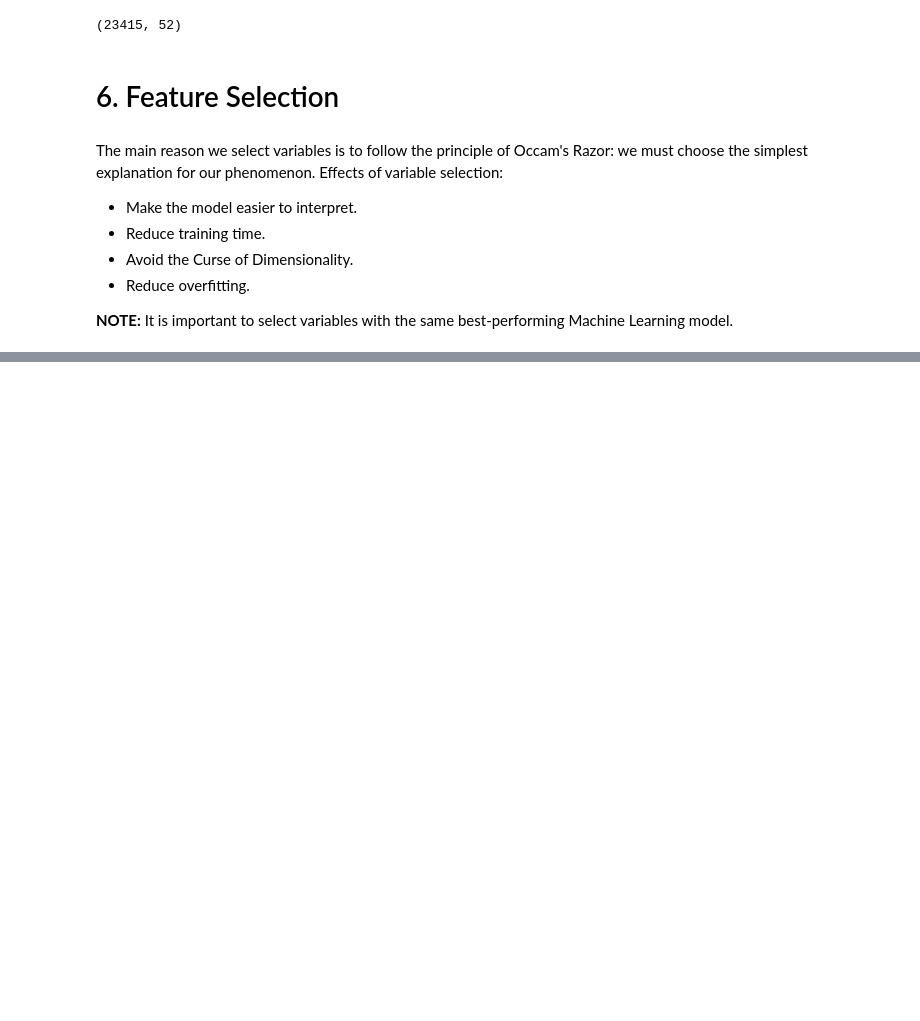
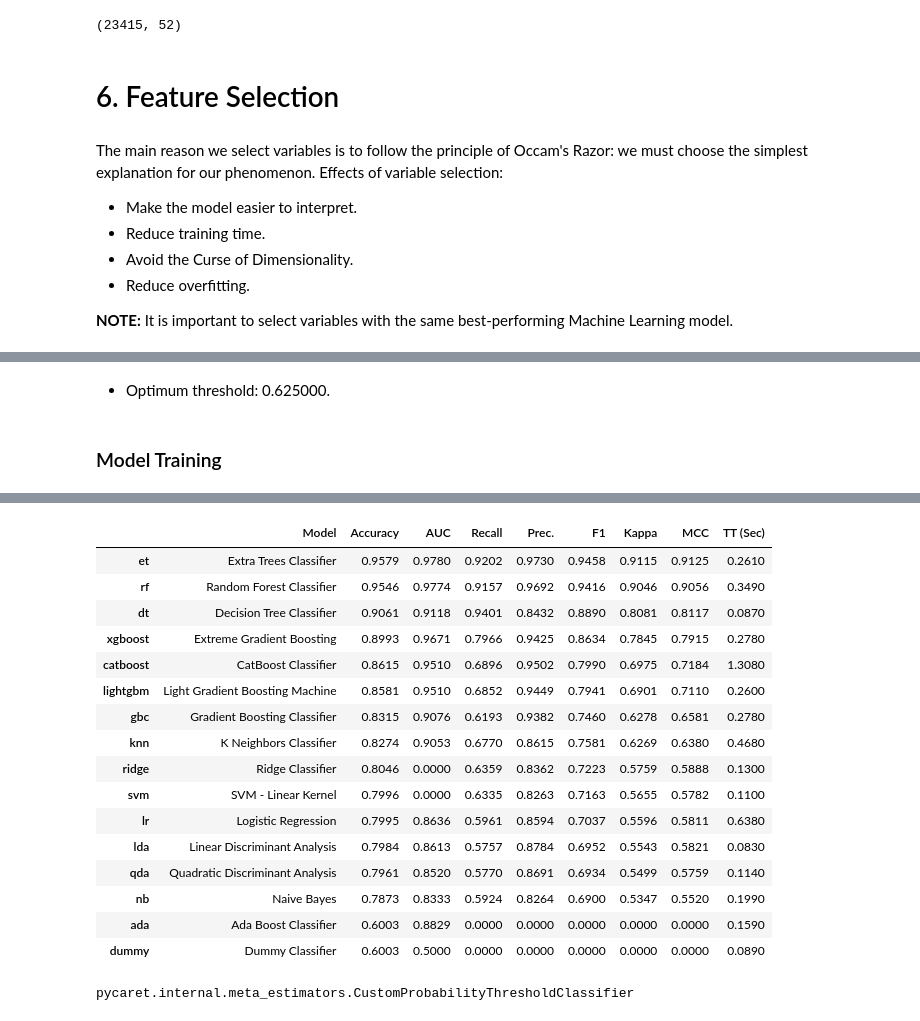
Before and after one commit to lucasquemelli/credit_risk_assessment, a Jupyter notebook: credit_risk_assessment.ipynb, the cells around one changed output, grey strips where cells are left out. Drawn from its saved outputs; the diff is of its cells as text; code cells hidden in the pictures; blank space fills up the shorter version.

```diff
--- a/credit_risk_assessment.ipynb
+++ b/credit_risk_assessment.ipynb
@@ -2132,0 +2460,14 @@ The main reason we select variables is to follow the principle of Occam's Razor:
+# %%
+from sklearn.metrics import accuracy_score
+accuracy_ls = []
+
+pd.set_option('display.float_format', lambda x: '%.6f' % x)
+for thres in thresholds:
+    y_pred = np.where(final_prediction>thres,1,0)
+    accuracy_ls.append(accuracy_score(y_test, y_pred, normalize=True))
+
+accuracy_ls = pd.concat([pd.Series(thresholds), pd.Series(accuracy_ls)],
+                        axis=1)
+accuracy_ls.columns = ['thresholds', 'accuracy']
+accuracy_ls.sort_values(by='accuracy', ascending=False, inplace=True)
+accuracy_ls.head()
@@ -2132,0 +2481,8 @@ The main reason we select variables is to follow the principle of Occam's Razor:
+# %% [markdown]
+- Optimum threshold: 0.625000.
+# %% [markdown]
+### Model Training
+# %%
+# first selection
+best = compare_models(probability_threshold=0.625000)
+# %% [output]
@@ -2132,0 +2490,21 @@ The main reason we select variables is to follow the principle of Occam's Razor:
+|  | Model | Accuracy | AUC | Recall | Prec. | F1 | Kappa | MCC | TT (Sec) |
+| et | Extra Trees Classifier | 0.9579 | 0.9780 | 0.9202 | 0.9730 | 0.9458 | 0.9115 | 0.9125 | 0.2610 |
+| rf | Random Forest Classifier | 0.9546 | 0.9774 | 0.9157 | 0.9692 | 0.9416 | 0.9046 | 0.9056 | 0.3490 |
+| dt | Decision Tree Classifier | 0.9061 | 0.9118 | 0.9401 | 0.8432 | 0.8890 | 0.8081 | 0.8117 | 0.0870 |
+| xgboost | Extreme Gradient Boosting | 0.8993 | 0.9671 | 0.7966 | 0.9425 | 0.8634 | 0.7845 | 0.7915 | 0.2780 |
+| catboost | CatBoost Classifier | 0.8615 | 0.9510 | 0.6896 | 0.9502 | 0.7990 | 0.6975 | 0.7184 | 1.3080 |
+| lightgbm | Light Gradient Boosting Machine | 0.8581 | 0.9510 | 0.6852 | 0.9449 | 0.7941 | 0.6901 | 0.7110 | 0.2600 |
+| gbc | Gradient Boosting Classifier | 0.8315 | 0.9076 | 0.6193 | 0.9382 | 0.7460 | 0.6278 | 0.6581 | 0.2780 |
+| knn | K Neighbors Classifier | 0.8274 | 0.9053 | 0.6770 | 0.8615 | 0.7581 | 0.6269 | 0.6380 | 0.4680 |
+| ridge | Ridge Classifier | 0.8046 | 0.0000 | 0.6359 | 0.8362 | 0.7223 | 0.5759 | 0.5888 | 0.1300 |
+| svm | SVM - Linear Kernel | 0.7996 | 0.0000 | 0.6335 | 0.8263 | 0.7163 | 0.5655 | 0.5782 | 0.1100 |
+| lr | Logistic Regression | 0.7995 | 0.8636 | 0.5961 | 0.8594 | 0.7037 | 0.5596 | 0.5811 | 0.6380 |
+| lda | Linear Discriminant Analysis | 0.7984 | 0.8613 | 0.5757 | 0.8784 | 0.6952 | 0.5543 | 0.5821 | 0.0830 |
+| qda | Quadratic Discriminant Analysis | 0.7961 | 0.8520 | 0.5770 | 0.8691 | 0.6934 | 0.5499 | 0.5759 | 0.1140 |
+| nb | Naive Bayes | 0.7873 | 0.8333 | 0.5924 | 0.8264 | 0.6900 | 0.5347 | 0.5520 | 0.1990 |
+| ada | Ada Boost Classifier | 0.6003 | 0.8829 | 0.0000 | 0.0000 | 0.0000 | 0.0000 | 0.0000 | 0.1590 |
+| dummy | Dummy Classifier | 0.6003 | 0.5000 | 0.0000 | 0.0000 | 0.0000 | 0.0000 | 0.0000 | 0.0890 |
+# %%
+type(best)
+# %% [output]
+pycaret.internal.meta_estimators.CustomProbabilityThresholdClassifier
```
Also changed, not shown: parts of 31 cells of this notebook.
